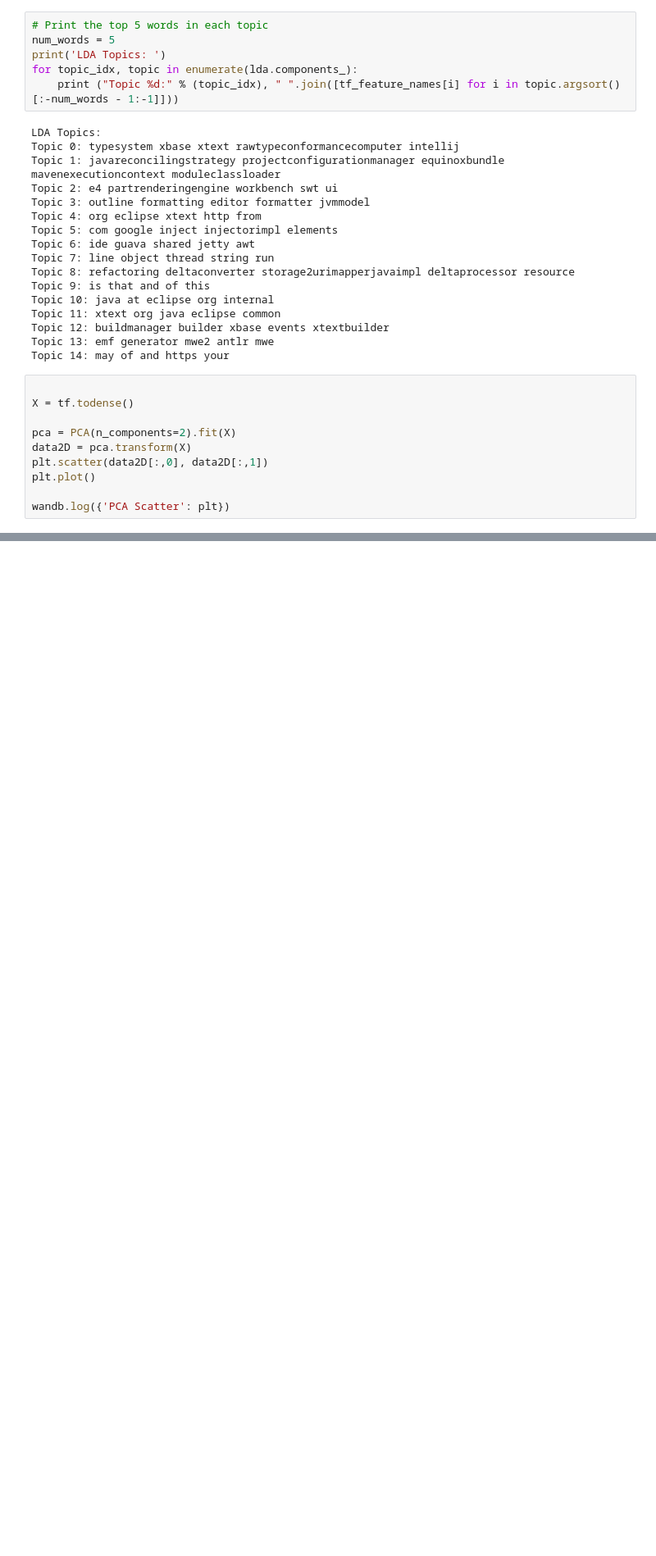
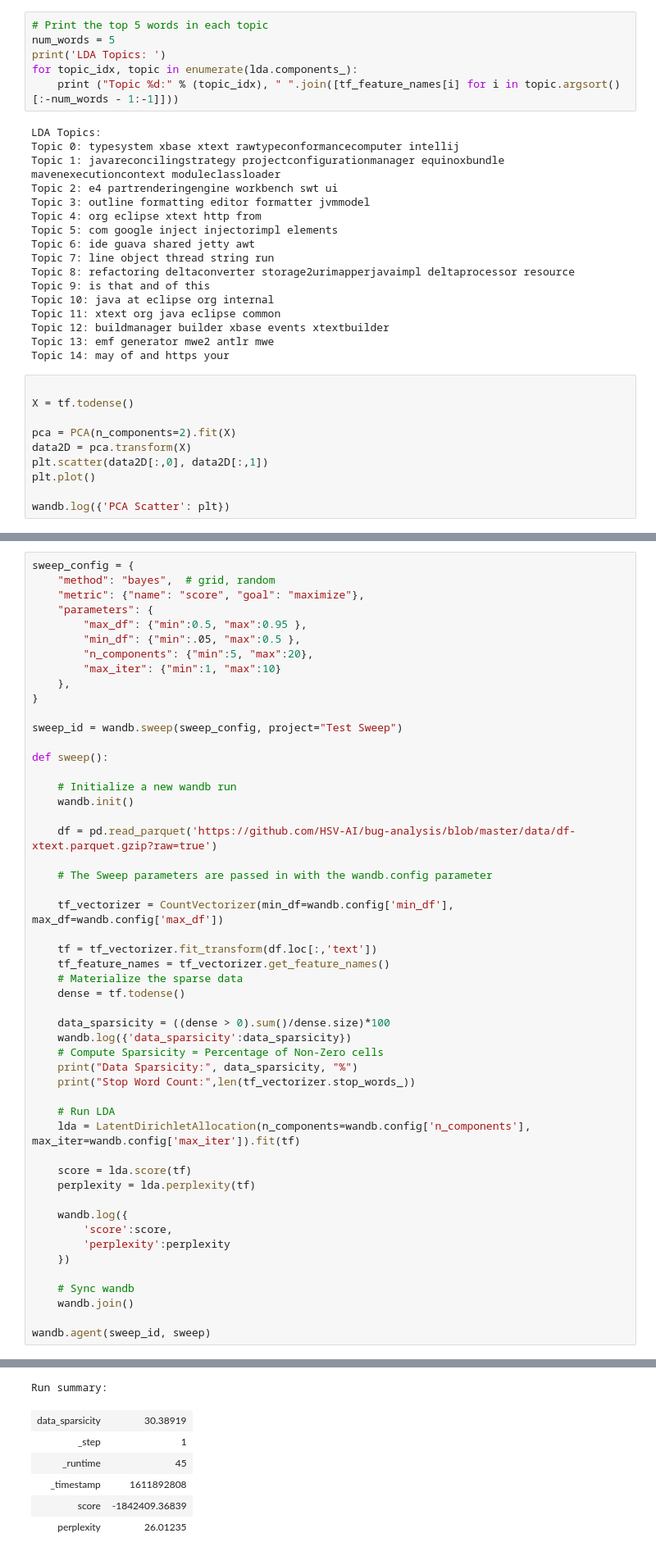
Before and after one commit to HSV-AI/presentations, a Jupyter notebook: 2021/210127_WandB.ipynb, the cells around one changed output, grey strips where cells are left out. Shown at 82% size. Cells and saved outputs as stored; diff of their text form; blank space fills up the shorter version.

```diff
--- a/2021/210127_WandB.ipynb
+++ b/2021/210127_WandB.ipynb
@@ -205,0 +182,52 @@ Synced lunar-shadow-5: https://wandb.ai/jperiodlangley/topic-modeling-lda/runs/1
+# %%
+sweep_config = {
+    "method": "bayes",  # grid, random
+    "metric": {"name": "score", "goal": "maximize"},
+    "parameters": {
+        "max_df": {"min":0.5, "max":0.95 },
+        "min_df": {"min":.05, "max":0.5 },
+        "n_components": {"min":5, "max":20},
+        "max_iter": {"min":1, "max":10}
+    },
+}
+
+sweep_id = wandb.sweep(sweep_config, project="Test Sweep")
+
+def sweep():
+
+    # Initialize a new wandb run
+    wandb.init()
+
+    df = pd.read_parquet('https://github.com/HSV-AI/bug-analysis/blob/master/data/df-xtext.parquet.gzip?raw=true')
+
+    # The Sweep parameters are passed in with the wandb.config parameter
+
+    tf_vectorizer = CountVectorizer(min_df=wandb.config['min_df'], max_df=wandb.config['max_df'])
+
+    tf = tf_vectorizer.fit_transform(df.loc[:,'text'])
+    tf_feature_names = tf_vectorizer.get_feature_names()
+    # Materialize the sparse data
+    dense = tf.todense()
+
+    data_sparsicity = ((dense > 0).sum()/dense.size)*100
+    wandb.log({'data_sparsicity':data_sparsicity})
+    # Compute Sparsicity = Percentage of Non-Zero cells
+    print("Data Sparsicity:", data_sparsicity, "%")
+    print("Stop Word Count:",len(tf_vectorizer.stop_words_))
+
+    # Run LDA
+    lda = LatentDirichletAllocation(n_components=wandb.config['n_components'], max_iter=wandb.config['max_iter']).fit(tf)
+
+    score = lda.score(tf)
+    perplexity = lda.perplexity(tf)
+
+    wandb.log({
+        'score':score,
+        'perplexity':perplexity
+    })
+
+    # Sync wandb
+    wandb.join()
+
+wandb.agent(sweep_id, sweep)
+# %% [output]
@@ -205,0 +256,7 @@ Synced lunar-shadow-5: https://wandb.ai/jperiodlangley/topic-modeling-lda/runs/1
+Run summary:
+| data_sparsicity | 30.38919 |
+| _step | 1 |
+| _runtime | 45 |
+| _timestamp | 1611892808 |
+| score | -1842409.36839 |
+| perplexity | 26.01235 |
```
Also changed, not shown: parts of 11 cells of this notebook.
